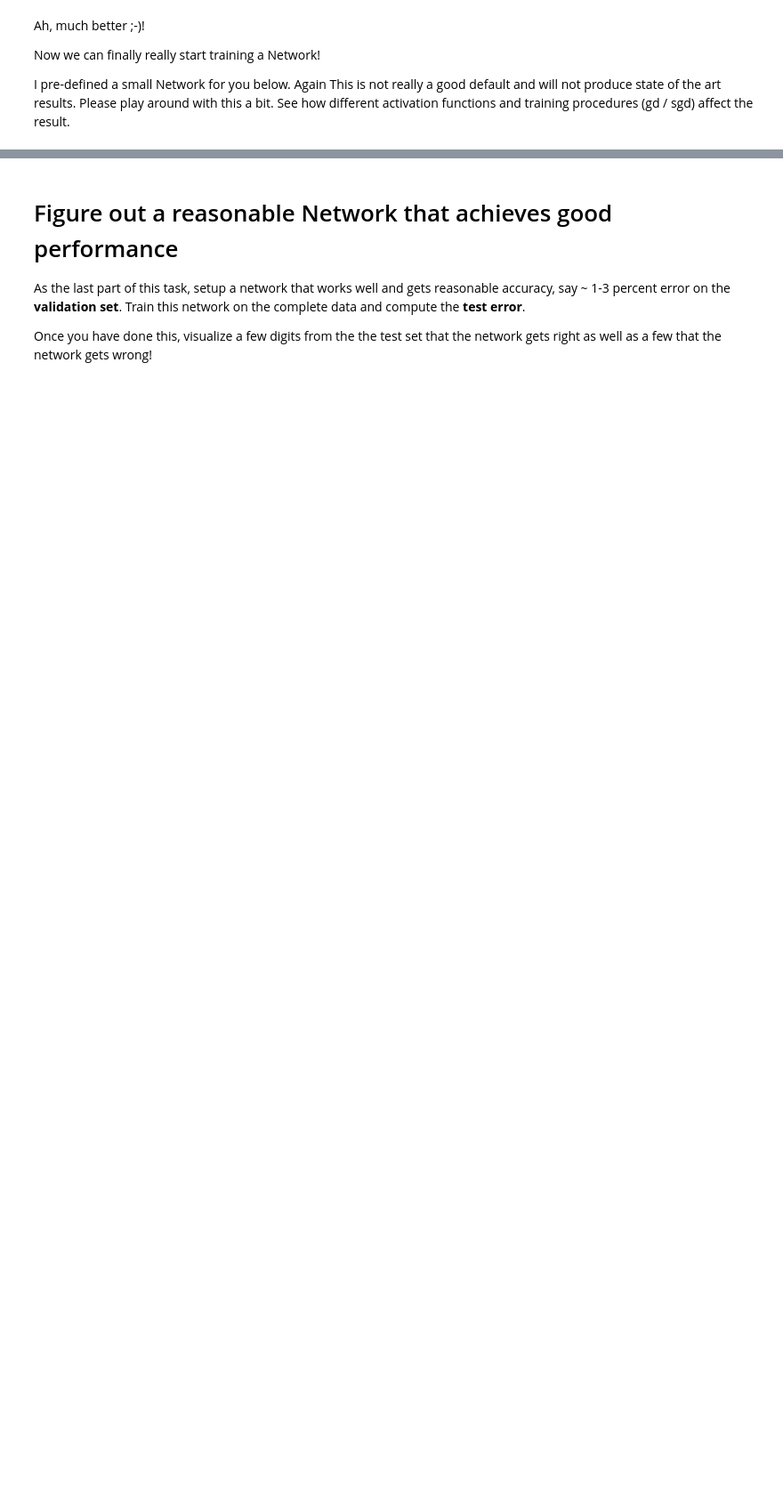
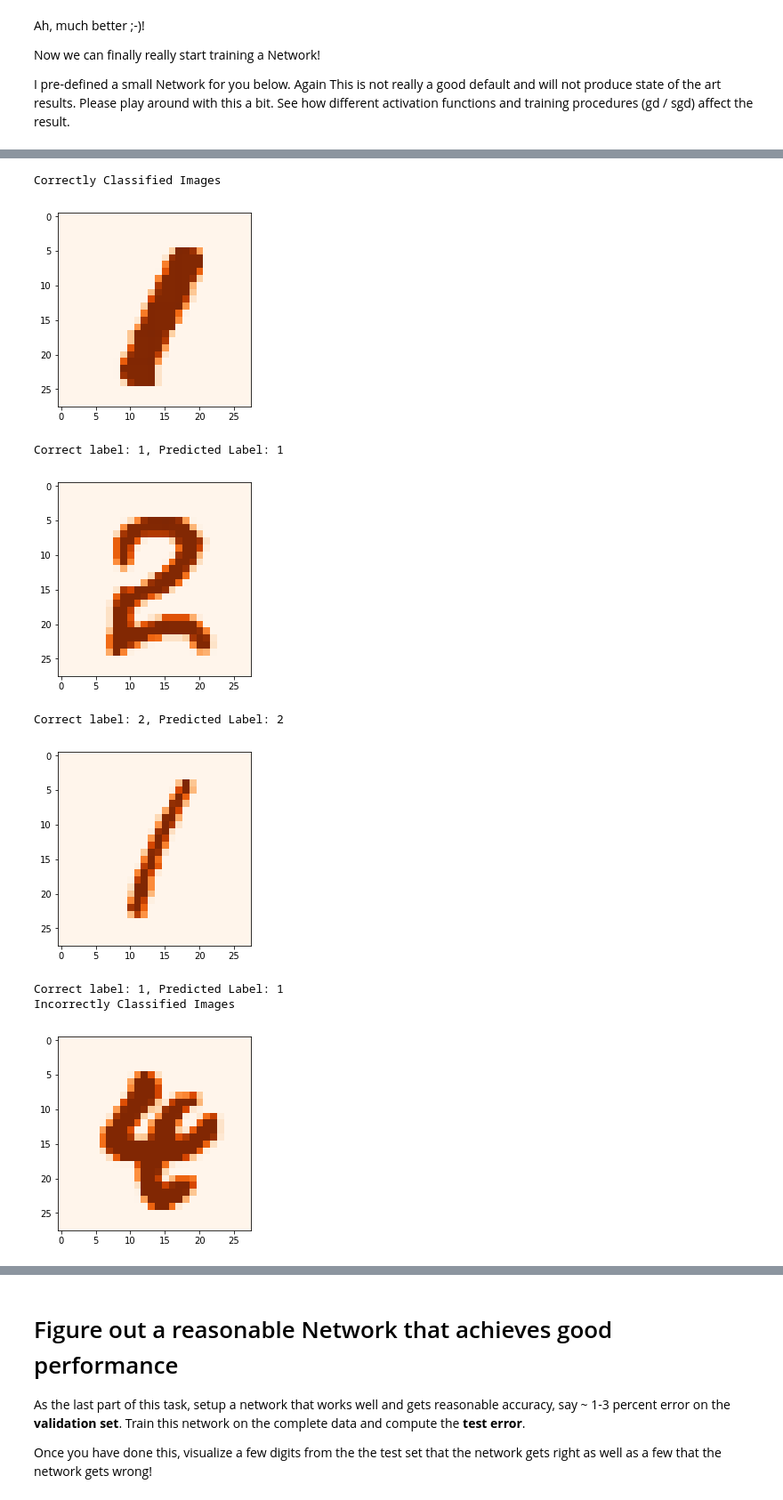
Before and after one commit to sanieakhtar/Deep.Learning.Lab.WS17, a Jupyter notebook: Exercise.01/exercise_1.ipynb, the cells around one changed output, grey strips where cells are left out. Shown at 89% size. Cells and saved outputs as stored; diff of their text form; code cells hidden in the pictures; blank space fills up the shorter version.

```diff
--- a/Exercise.01/exercise_1.ipynb
+++ b/Exercise.01/exercise_1.ipynb
@@ -707,4 +569,6 @@ X_train = X_train.reshape(X_train.shape[0], -1)
 print("Reshaped X_train size: {}".format(X_train.shape))
 X_valid = X_valid.reshape((X_valid.shape[0], -1))
 print("Reshaped X_valid size: {}".format(X_valid.shape))
+X_test = X_test.reshape((X_test.shape[0], -1))
+print("Reshaped X_test size: {}".format(X_test.shape))
 # %% [output]
@@ -775,0 +659,42 @@ Duration: 19.7s
+# %%
+import random
+y_test_pred = unhot(nn.predict(X_test))
+corr_class = []
+wrong_class = []
+
+for i in range(len(y_test_pred)):
+    if y_test_pred[i] != y_test[i]:
+        wrong_class.append(i)
+    if y_test_pred[i] == y_test[i]:
+        corr_class.append(i)
+
+## randomly select 3 images to plot
+show_corr = random.sample(corr_class,3)
+show_wrong = random.sample(wrong_class,3)
+
+## plot images that have been correctly classified along with prediction
+print "Correctly Classified Images"
+for i in show_corr:
+    image = X_test[i,:]
+    image = image.reshape((28,28))
+    plt.imshow(image, cmap='Oranges')
+    plt.show()
+    print "Correct label: {}, Predicted Label: {}".format(y_test[i],y_test_pred[i])
+
+print "Incorrectly Classified Images"
+for i in show_wrong:
+    image = X_test[i,:]
+    image = image.reshape((28,28))
+    plt.imshow(image, cmap='Oranges')
+    plt.show()
+    print "Correct label: {}, Predicted Label: {}".format(y_test[i],y_test_pred[i])
+# %% [output]
+Correctly Classified Images
+[figure, added]
+Correct label: 1, Predicted Label: 1
+[figure, added]
+Correct label: 2, Predicted Label: 2
+[figure, added]
+Correct label: 1, Predicted Label: 1
+Incorrectly Classified Images
+[figure, added]
```
Also changed, not shown: parts of 10 cells of this notebook.
